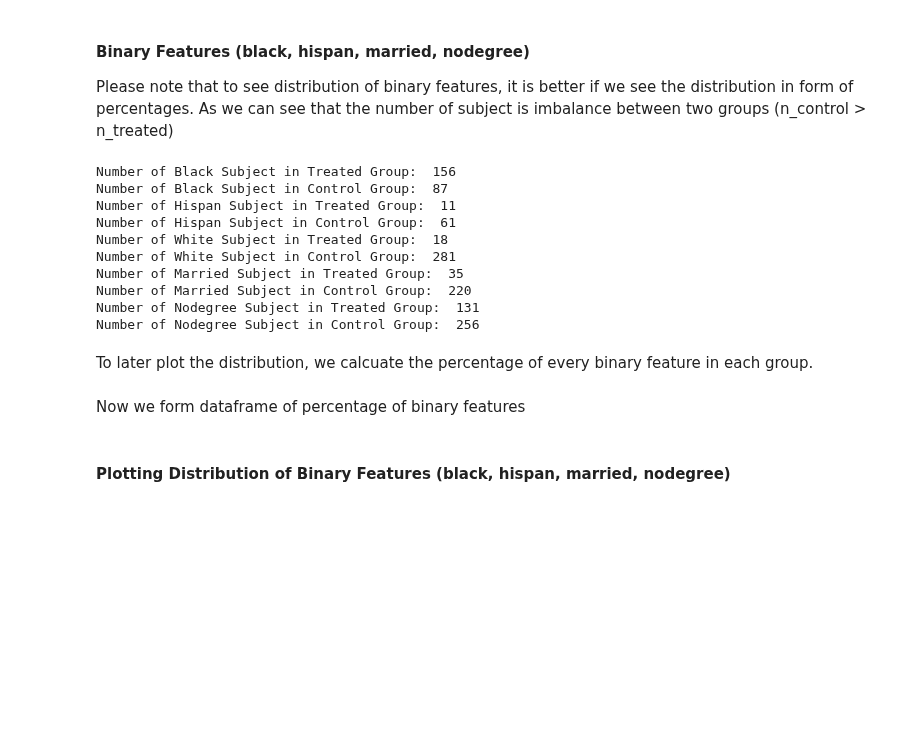
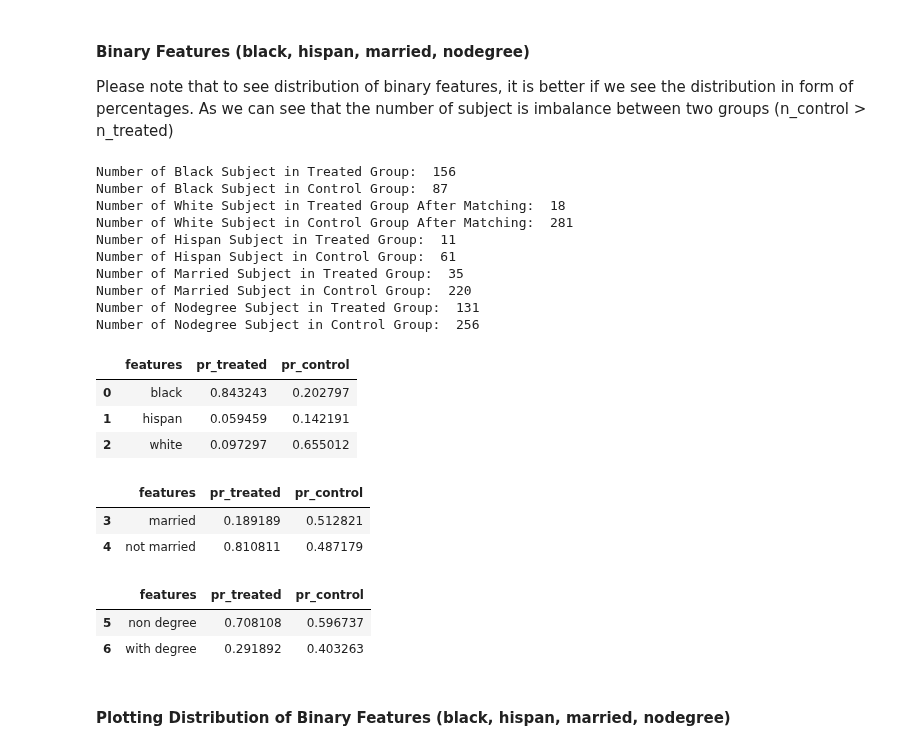
Before and after one commit to sanadhis/ADA-2017, a Jupyter notebook: 04 - Applied ML/Homework04.ipynb, the cells around one changed output. Saved outputs shown, nothing was run; the diff lists cells and outputs as text; code cells hidden in the pictures; blank space fills up the shorter version.

```diff
--- a/04 - Applied ML/Homework04.ipynb
+++ b/04 - Applied ML/Homework04.ipynb
@@ -213,35 +390,3 @@ Number of Control Subjects:  429
 # %% [markdown]
 #### Binary Features (black, hispan, married, nodegree)
 Please note that to see distribution of binary features, it is better if we see the distribution in form of percentages. As we can see that the number of subject is imbalance between two groups (n_control > n_treated)
-# %%
-# gather the number of black, hispan, married, and nodegree subjects for both treated and control group
-n_black_treated_raw    = df_treated_raw.loc[df_treated_raw["black"]==1].shape[0]
-n_black_control_raw    = df_control_raw.loc[df_control_raw["black"]==1].shape[0]
-n_hispan_treated_raw   = df_treated_raw.loc[df_treated_raw["hispan"]==1].shape[0]
-n_hispan_control_raw   = df_control_raw.loc[df_control_raw["hispan"]==1].shape[0]
-n_married_treated_raw  = df_treated_raw.loc[df_treated_raw["married"]==1].shape[0]
-n_married_control_raw  = df_control_raw.loc[df_control_raw["married"]==1].shape[0]
-n_nodegree_treated_raw = df_treated_raw.loc[df_treated_raw["nodegree"]==1].shape[0]
-n_nodegree_control_raw = df_control_raw.loc[df_control_raw["nodegree"]==1].shape[0]
-
-print("Number of Black Subject in Treated Group: ",n_black_treated_raw)
-print("Number of Black Subject in Control Group: ",n_black_control_raw)
-print("Number of Hispan Subject in Treated Group: ",n_hispan_treated_raw)
-print("Number of Hispan Subject in Control Group: ",n_hispan_control_raw)
-print("Number of Married Subject in Treated Group: ",n_married_treated_raw)
-print("Number of Married Subject in Control Group: ",n_married_control_raw)
-print("Number of Nodegree Subject in Treated Group: ",n_nodegree_treated_raw)
-print("Number of Nodegree Subject in Control Group: ",n_nodegree_control_raw)
-# %% [output]
-Number of Black Subject in Treated Group:  156
-Number of Black Subject in Control Group:  87
-Number of Hispan Subject in Treated Group:  11
-Number of Hispan Subject in Control Group:  61
-Number of White Subject in Treated Group:  18
-Number of White Subject in Control Group:  281
-Number of Married Subject in Treated Group:  35
-Number of Married Subject in Control Group:  220
-Number of Nodegree Subject in Treated Group:  131
-Number of Nodegree Subject in Control Group:  256
-# %% [markdown]
-To later plot the distribution, we calcuate the percentage of every binary feature in each group.
@@ -258,4 +393,26 @@ pr_nodegree_control_raw = n_nodegree_control_raw / n_control_raw
-# %% [markdown]
-Now we form dataframe of percentage of binary features
+# %%
+# use predefined function to get dataframe of percentage of each binary feature in dataset
+df_binary_features_pr = get_binary_features_distribution(df_treated_raw, df_control_raw)
+# %% [output]
+Number of Black Subject in Treated Group:  156
+Number of Black Subject in Control Group:  87
+Number of White Subject in Treated Group After Matching:  18
+Number of White Subject in Control Group After Matching:  281
+Number of Hispan Subject in Treated Group:  11
+Number of Hispan Subject in Control Group:  61
+Number of Married Subject in Treated Group:  35
+Number of Married Subject in Control Group:  220
+Number of Nodegree Subject in Treated Group:  131
+Number of Nodegree Subject in Control Group:  256
+|  | features | pr_treated | pr_control |
+| 0 | black | 0.843243 | 0.202797 |
+| 1 | hispan | 0.059459 | 0.142191 |
+| 2 | white | 0.097297 | 0.655012 |
+|  | features | pr_treated | pr_control |
+| 3 | married | 0.189189 | 0.512821 |
+| 4 | not married | 0.810811 | 0.487179 |
+|  | features | pr_treated | pr_control |
+| 5 | non degree | 0.708108 | 0.596737 |
+| 6 | with degree | 0.291892 | 0.403263 |
 # %% [markdown]
 #### Plotting Distribution of Binary Features (black, hispan, married, nodegree)
```
Also changed, not shown: parts of 109 cells of this notebook.
